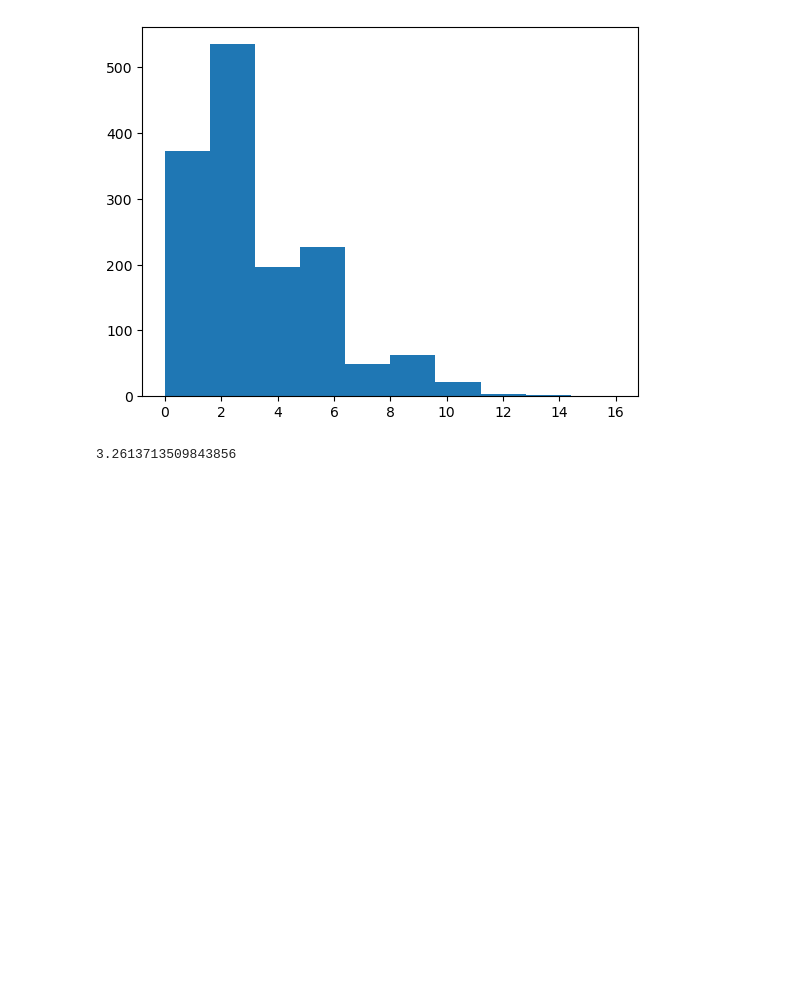
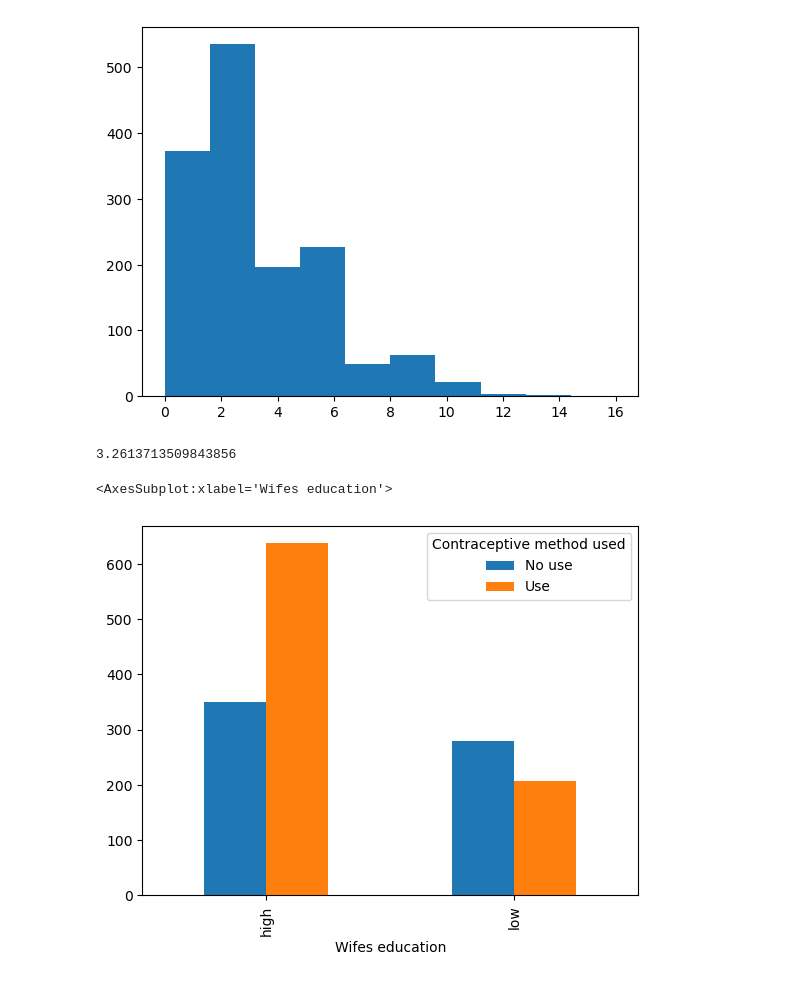
Before and after one commit to armandolezama/data-science-portfolio, a Jupyter notebook: Contraceptive Method Choice Data Analysis/Contraceptive Method Choice Data Analysis.ipynb, the cells around one changed output. Cells and saved outputs as stored; diff of their text form; code cells hidden in the pictures; blank space fills up the shorter version.

Commit message:
updated contraceptive methos analysis

```diff
--- a/Contraceptive Method Choice Data Analysis/Contraceptive Method Choice Data Analysis.ipynb
+++ b/Contraceptive Method Choice Data Analysis/Contraceptive Method Choice Data Analysis.ipynb
@@ -136,3 +136,17 @@ Data columns (total 10 columns):
  9   Contraceptive method used     1473 non-null   object
 dtypes: int64(2), object(8)
 memory usage: 115.2+ KB
+# %%
+binomialYData = dataFrame.copy()
+binomialYData[target] = binomialYData[target].replace([
+        'Long term',
+        'Short term',
+    ], 'Use')
+
+binomialYData[husbandsEducation] = binomialYData[husbandsEducation].replace(['medium-low', 'medium-high'], ['low', 'high'])
+
+binomialYData[wifesEducation] = binomialYData[wifesEducation].replace(['medium-low', 'medium-high'], ['low', 'high'])
+
+binomialYData[standardOfLiving] = binomialYData[standardOfLiving].replace(['medium-low', 'medium-high'], ['low', 'high'])
+
+binomialYData.head()
@@ -154,4 +175,7 @@ showContinousVariableDescription(dataFrame, childrenBorn)
 [figure]
 3.2613713509843856
 # %%
-pd.crosstab(dataFrame[wifesEducation], dataFrame[contraceptiveMethod])
+pd.crosstab(binomialYData[wifesEducation], binomialYData[contraceptiveMethod]).plot(kind='bar')
+# %% [output]
+<AxesSubplot:xlabel='Wifes education'>
+[figure, added]
```
Also changed, not shown: parts of 30 cells of this notebook.
